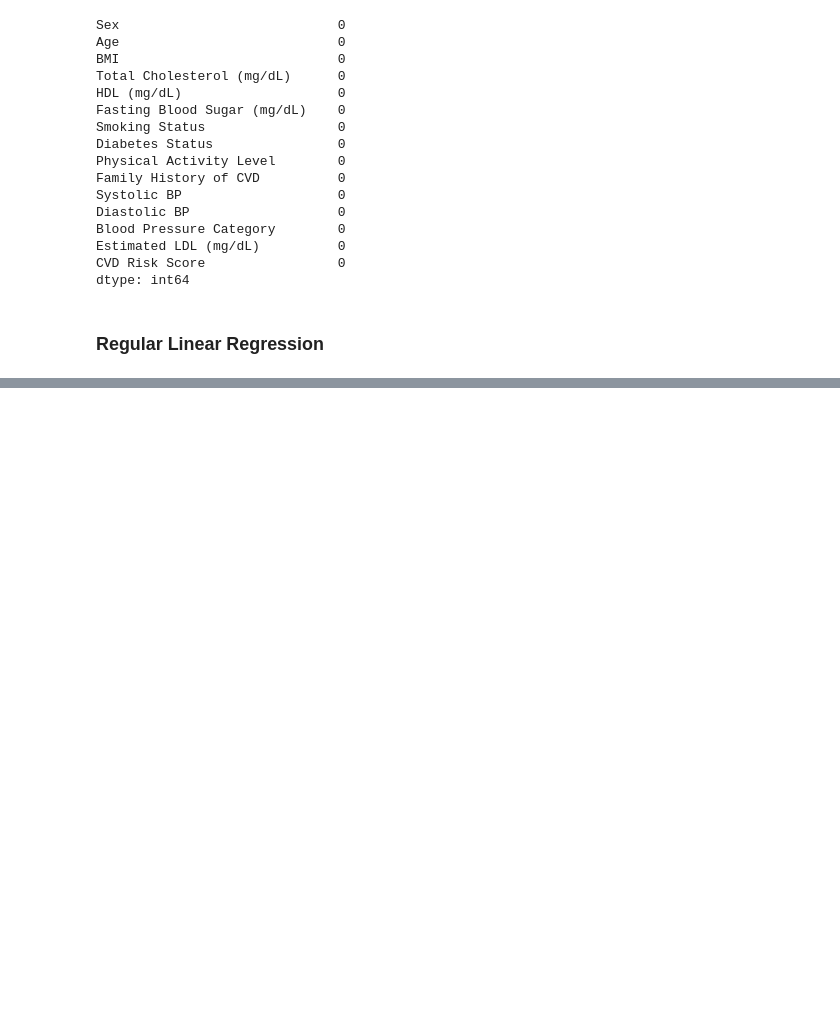
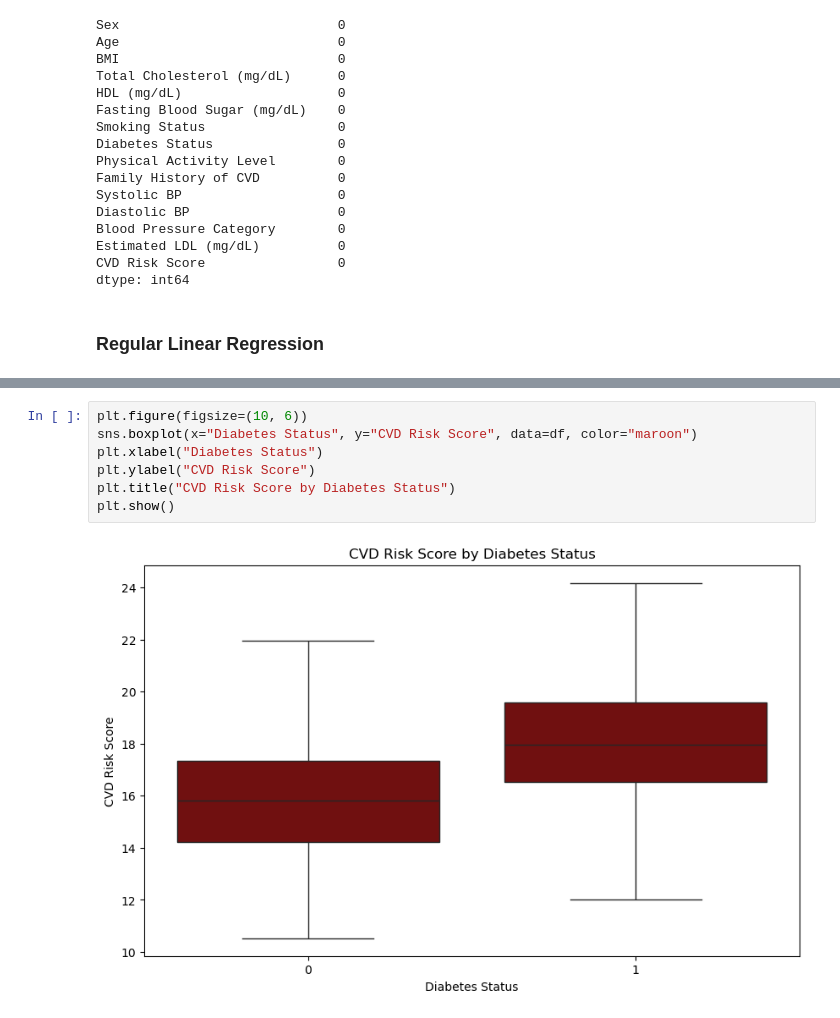
Before and after one commit to lilah-duboff/UDS_CVD_Final_Project_Rep, a Jupyter notebook: empirical_analysis.ipynb, the cells around one changed output, grey strips where cells are left out. Saved outputs shown, nothing was run; the diff lists cells and outputs as text; blank space fills up the shorter version.

```diff
--- a/empirical_analysis.ipynb
+++ b/empirical_analysis.ipynb
@@ -354,0 +408,9 @@ Feature Coefficients:
+# %%
+plt.figure(figsize=(10, 6))
+sns.boxplot(x="Diabetes Status", y="CVD Risk Score", data=df, color="maroon")
+plt.xlabel("Diabetes Status")
+plt.ylabel("CVD Risk Score")
+plt.title("CVD Risk Score by Diabetes Status")
+plt.show()
+# %% [output]
+[figure, added]
```
Also changed, not shown: parts of 13 cells of this notebook.
